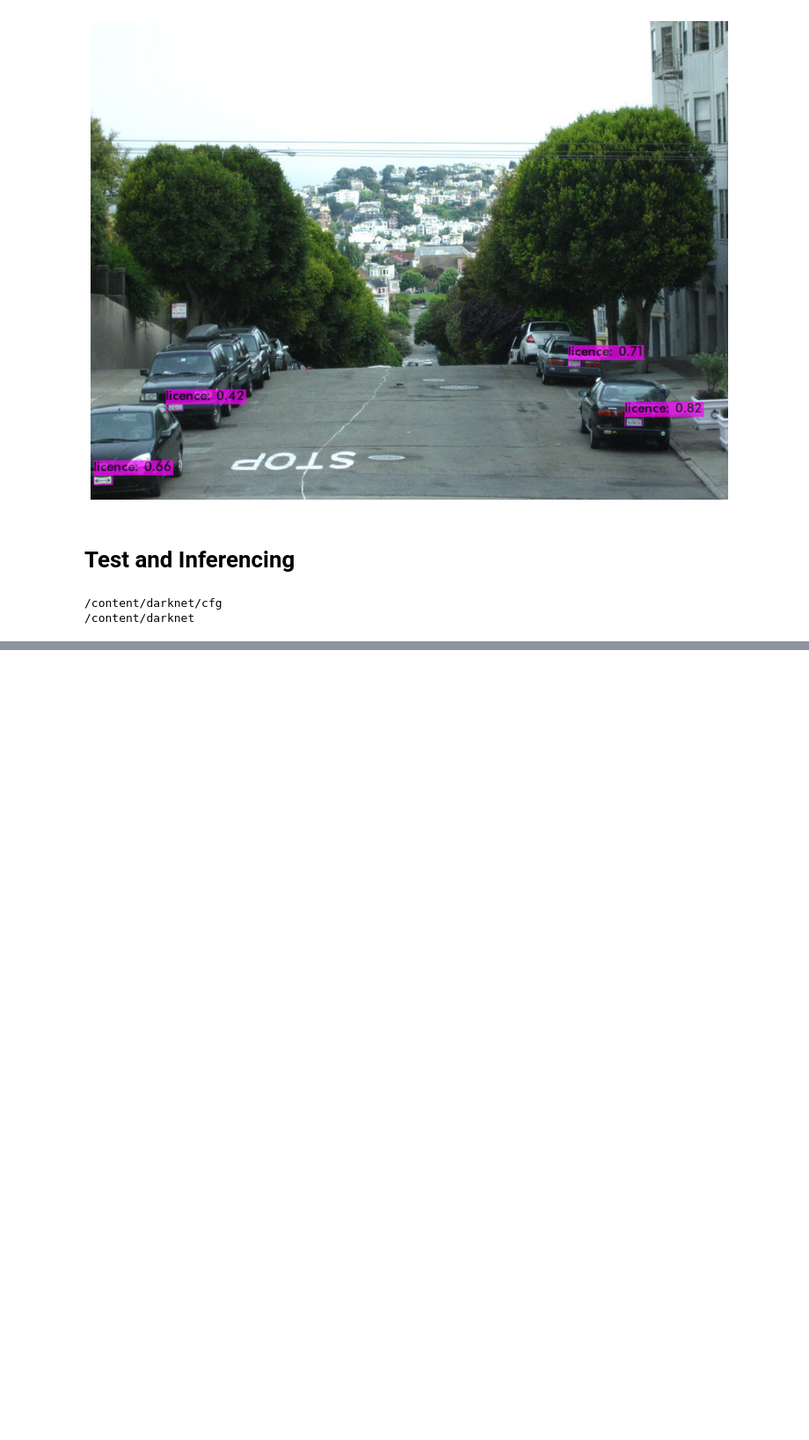
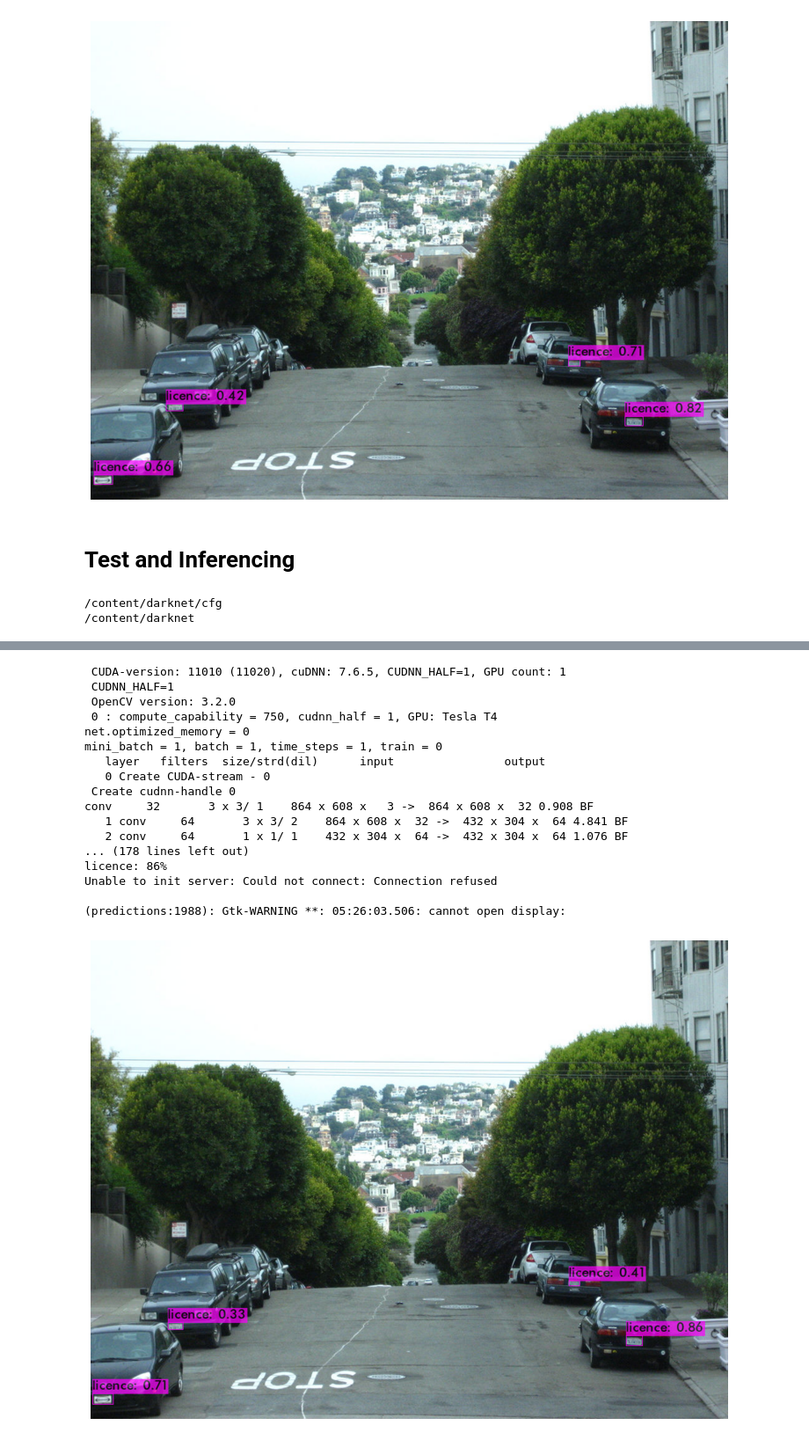
Before and after one commit to sashanktalakola/licence-plate-detection, a Jupyter notebook: licence-plate-detection.ipynb, the cells around one changed output, grey strips where cells are left out. Shown at 88% size. Cells and saved outputs as stored; diff of their text form; code cells hidden in the pictures; blank space fills up the shorter version.

```diff
--- a/licence-plate-detection.ipynb
+++ b/licence-plate-detection.ipynb
@@ -69,0 +63,15 @@ def imShow(path):
+# %%
+DRIVE_CFG_PATH = "/content/drive/MyDrive/projects/licence-plate-detection/cfg/yolov4-obj-32.cfg"
+DRIVE_TRAIN_ZIP = "/content/drive/MyDrive/projects/licence-plate-detection/data/train.zip"
+DRIVE_TEST_ZIP = "/content/drive/MyDrive/projects/licence-plate-detection/data/test.zip"
+DRIVE_TRAIN_NAMES = "/content/drive/MyDrive/projects/licence-plate-detection/train.names"
+DRIVE_TRAIN_DATA_FILE = "/content/drive/MyDrive/projects/licence-plate-detection/train.data"
+DRIVE_GENERATE_TRAIN_FILE = "/content/drive/MyDrive/projects/licence-plate-detection/generate_train.py"
+DRIVE_GENERATE_TEST_FILE = "/content/drive/MyDrive/projects/licence-plate-detection/generate_test.py"
+
+CFG_PATH = "cfg/yolov4-obj.cfg"
+CFG_FILE = "yolov4-obj.cfg"
+TRAIN_ZIP = "/content/train.zip"
+TEST_ZIP = "/content/test.zip"
+TRAIN_NAMES_FILE = "data/train.names"
+TRAIN_DATA_FILE = "data/train.data"
@@ -266,5 +201,8 @@ Unable to init server: Could not connect: Connection refused
 [figure]
 # %% [markdown]
 # Test and Inferencing
+# %%
+WEIGHTS_PATH = "/content/drive/MyDrive/projects/licence-plate-detection/backup/exp-32/yolov4-obj_best.weights"
+CFG_PATH = "cfg/yolov4-obj.cfg"
 # %%
 %cd cfg
@@ -299,3 +235,26 @@ Set -points flag:
+# %%
+TEST_FILE = "/content/drive/MyDrive/projects/licence-plate-detection/sample-data/test-7.jpg"
+!./darknet detector test {TRAIN_DATA_FILE} {CFG_PATH} {WEIGHTS_PATH} {TEST_FILE}
+imShow("predictions.jpg")
+# %% [output]
+ CUDA-version: 11010 (11020), cuDNN: 7.6.5, CUDNN_HALF=1, GPU count: 1
+ CUDNN_HALF=1
+ OpenCV version: 3.2.0
+ 0 : compute_capability = 750, cudnn_half = 1, GPU: Tesla T4
+net.optimized_memory = 0
+mini_batch = 1, batch = 1, time_steps = 1, train = 0
+   layer   filters  size/strd(dil)      input                output
+   0 Create CUDA-stream - 0
+ Create cudnn-handle 0
+conv     32       3 x 3/ 1    864 x 608 x   3 ->  864 x 608 x  32 0.908 BF
+   1 conv     64       3 x 3/ 2    864 x 608 x  32 ->  432 x 304 x  64 4.841 BF
+   2 conv     64       1 x 1/ 1    432 x 304 x  64 ->  432 x 304 x  64 1.076 BF
+... (178 lines left out)
+licence: 86%
+Unable to init server: Could not connect: Connection refused
+
+(predictions:1988): Gtk-WARNING **: 05:26:03.506: cannot open display:
+[figure, added]
 # %%
 def draw_bounding_box(img, left, top, right, bottom, class_color, label, confidence):
   overlay = img.copy()
```
Also changed, not shown: parts of 46 cells of this notebook.
